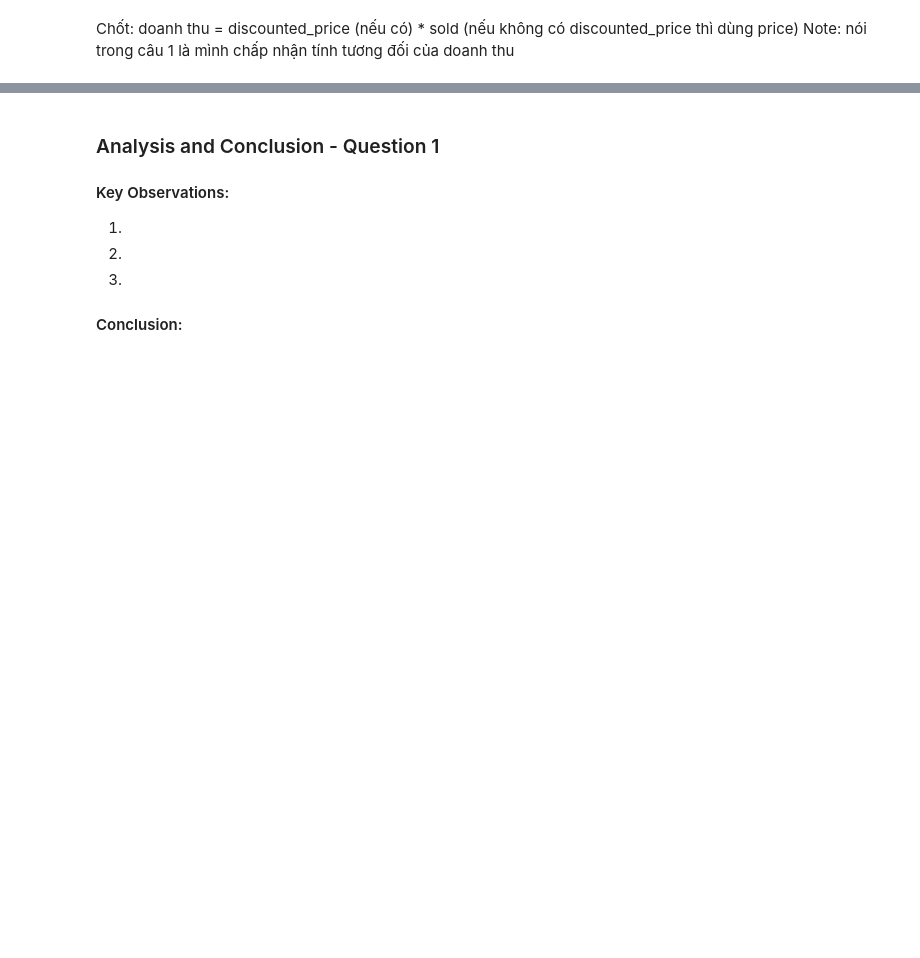
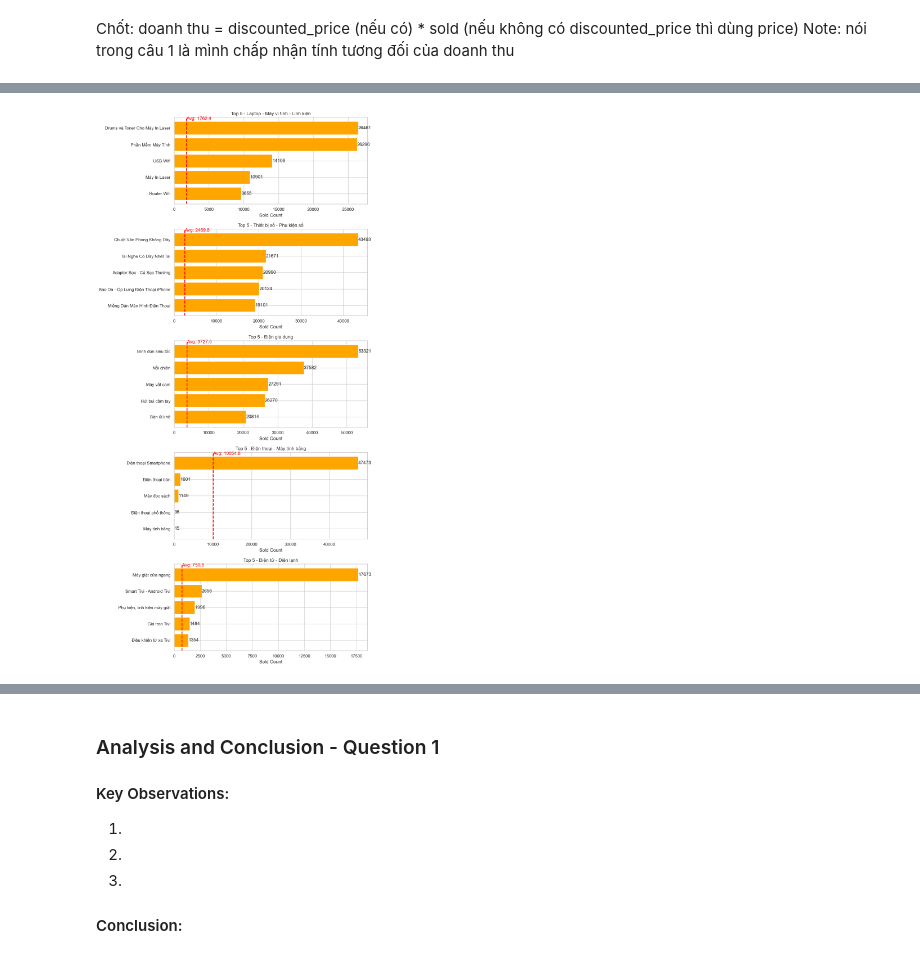
Before and after one commit to phuongth05/DV_LAB01, a Jupyter notebook: groups/phuong.ipynb, the cells around one changed output, grey strips where cells are left out. Saved outputs shown, nothing was run; the diff lists cells and outputs as text; code cells hidden in the pictures; blank space fills up the shorter version.

```diff
--- a/groups/phuong.ipynb
+++ b/groups/phuong.ipynb
@@ -317,0 +437,28 @@ plt.show()
+# %%
+roots = top5_each_root_rank["root_category_name"].unique()
+n = len(roots)
+
+fig, axes = plt.subplots(n, 1, figsize=(10, 4*n), squeeze=False)
+axes = axes.flatten()
+
+for i, root in enumerate(roots):
+    data = top5_each_root_rank[top5_each_root_rank["root_category_name"] == root]
+
+    axes[i].barh(data["category_name"], data["sold_count"], color='orange')
+    axes[i].invert_yaxis()
+
+    for j, v in enumerate(data["sold_count"]):
+        axes[i].text(v, j, f"{v}", va='center')
+
+    axes[i].axvline(x=avg_each_root_rank[avg_each_root_rank["root_category_name"] == root]["avg_sold_count"].values[0],
+                        color='red', linestyle='--', linewidth=2)
+    axes[i].text(avg_each_root_rank[avg_each_root_rank["root_category_name"] == root]["avg_sold_count"].values[0], -0.5,
+                    f"Avg: {avg_each_root_rank[avg_each_root_rank['root_category_name'] == root]['avg_sold_count'].values[0]:0.1f}", color='red')
+
+    axes[i].set_title(f"Top 5 - {root}")
+    axes[i].set_xlabel("Sold Count")
+
+plt.tight_layout()
+plt.show()
+# %% [output]
+[figure, added]
```
Also changed, not shown: parts of 22 cells of this notebook, 1 other file.
